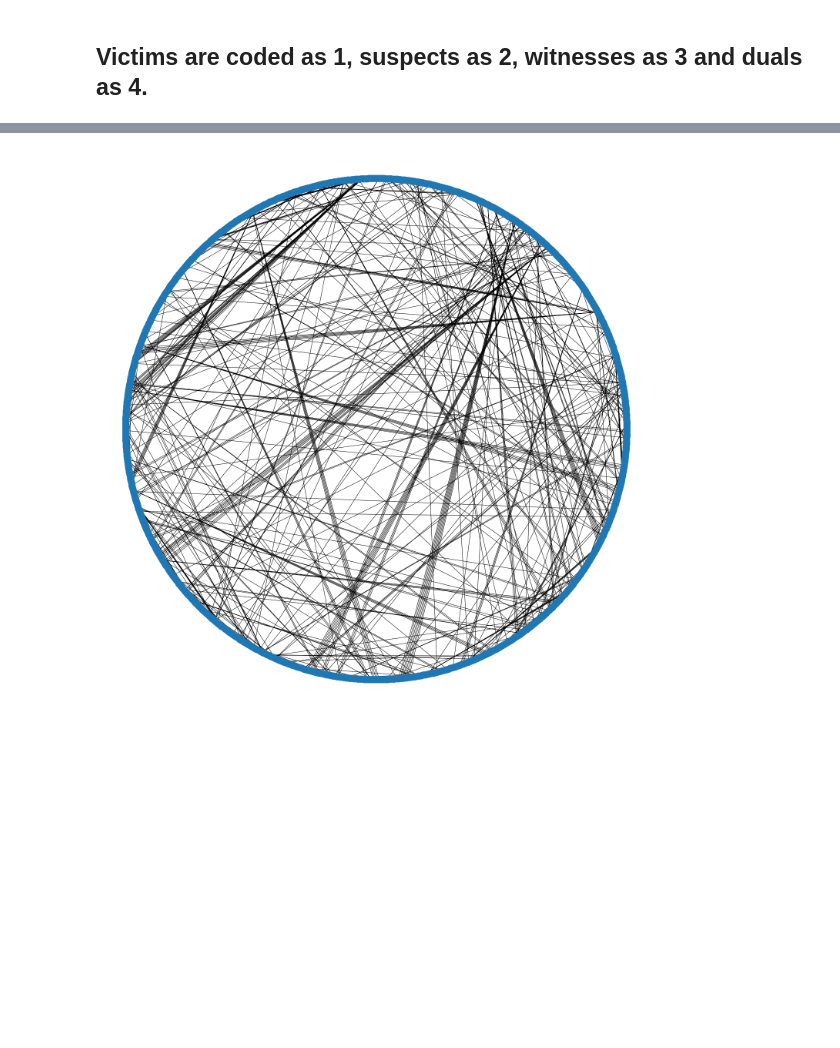
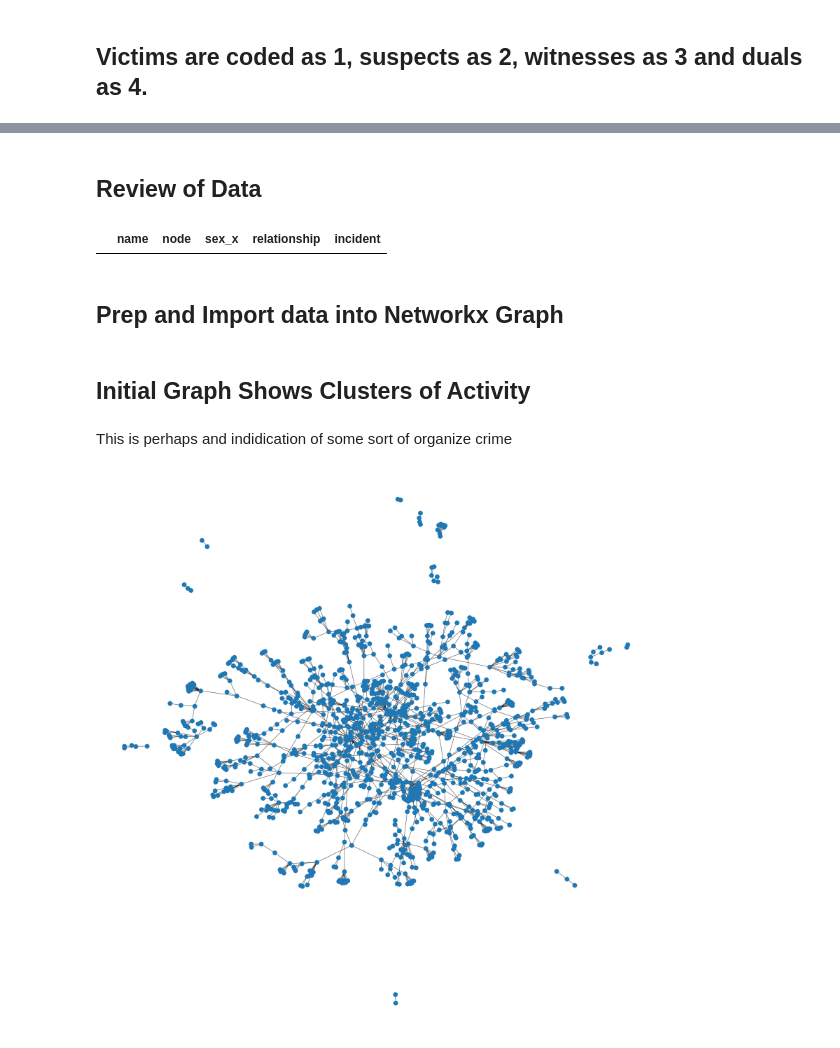
Before and after one commit to WillieDavonSmalls/KJW_CUNY_DATA_620, a Jupyter notebook: KJW_Project2_DS620/data/project2_data_wrangling.ipynb, the cells around one changed output, grey strips where cells are left out. Cells and saved outputs as stored; diff of their text form; code cells hidden in the pictures; blank space fills up the shorter version.

Commit message:
Data Updates

```diff
--- a/KJW_Project2_DS620/data/project2_data_wrangling.ipynb
+++ b/KJW_Project2_DS620/data/project2_data_wrangling.ipynb
@@ -257,3 +262,12 @@ bipart_data_df
+# %% [markdown]
+## Review of Data
+# %%
+males = bipart_data_df['sex_x']==0
+bipart_data_df[males]
+# %% [output]
+|  | name | node | sex_x | relationship | incident |
+# %% [markdown]
+## Prep and Import data into Networkx Graph
 # %%
 #Prepare edge data
 edges = pd.read_csv('bipart_crime_data.csv')
@@ -263,12 +277,16 @@ edges = edges.rename(columns={'name': 'source', 'sex_x':'source_sex', 'incident'
 # %%
 #create graph and add edges
 g = nx.from_pandas_edgelist(edges, edge_attr=True)
+# %% [markdown]
+## Initial Graph Shows Clusters of Activity
+# %% [markdown]
+This is perhaps and indidication of some sort of organize crime
 # %%
 #Generate graph
-plt.figure(figsize=(20,20))
-nx.draw_circular(g)
+plt.figure(figsize=(30,30))
+nx.draw(g)
 #too dense, may have to use snowball sampling
 # %% [output]
-[figure, old version]
+[figure, new version]
 # %%
 # %% [output]
```
Also changed, not shown: parts of 8 cells of this notebook, 1 other file.
